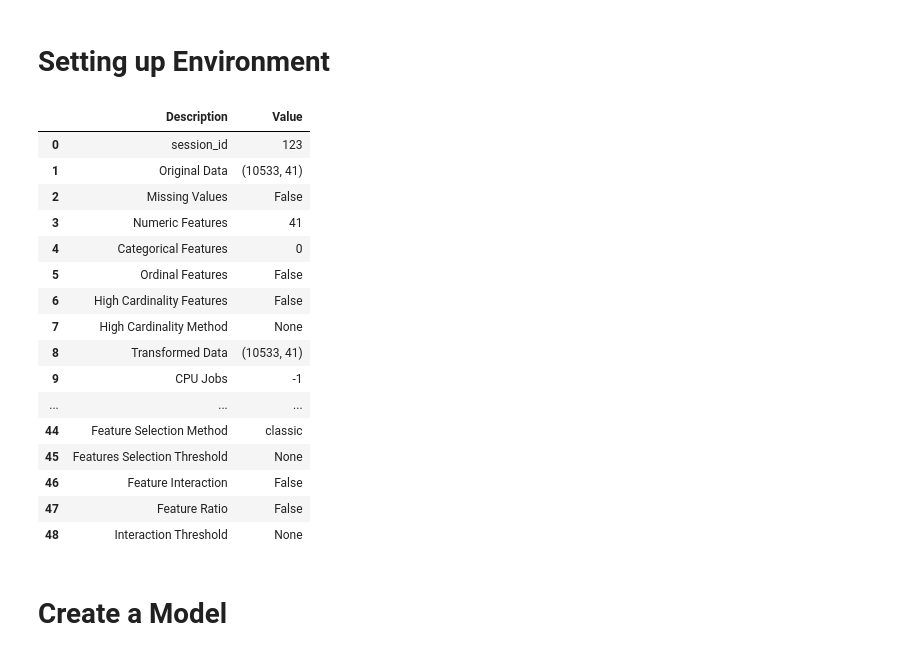
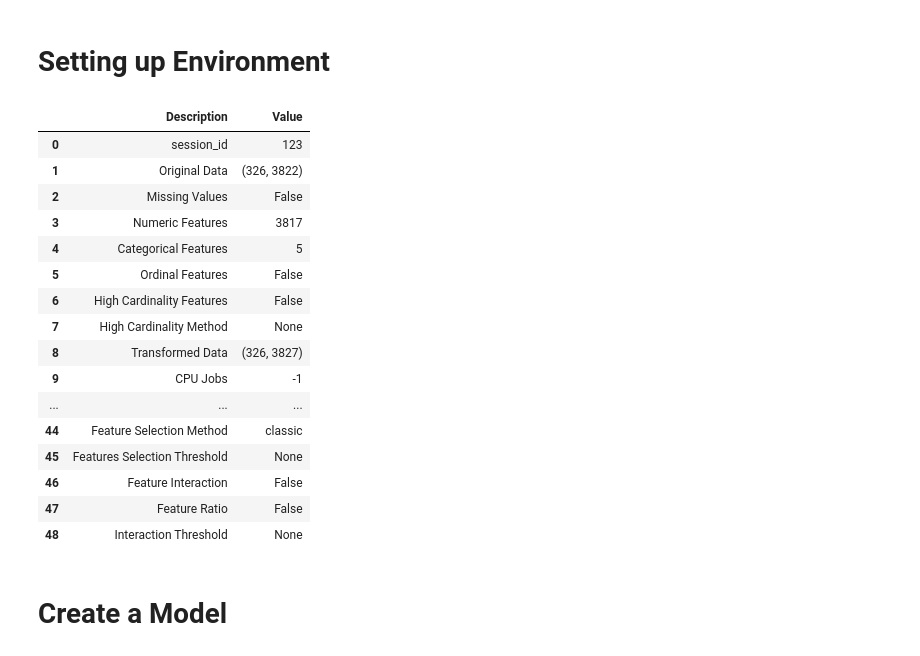
Before and after one commit to bookyue/nuclear_data_automated_processing, a Jupyter notebook: jupyterlab/anomaly_detection_nuc.ipynb, the cells around one changed output. Cells and saved outputs as stored; diff of their text form; code cells hidden in the pictures.

```diff
--- a/jupyterlab/anomaly_detection_nuc.ipynb
+++ b/jupyterlab/anomaly_detection_nuc.ipynb
@@ -12,24 +12,21 @@ files = fetch_files_by_name()
 # %%
 import pandas as pd
 
-nuc_data = pd.DataFrame(index=['nuc_ix', 'name'])
+nuc_data = pd.DataFrame()
 
-nuc_list = ['U233', 'Ce142', 'Tc99', 'Nd144', 'I129', 'U238', 'Gd155', 'Am241', 'Pm149', 'Am242', 'Pr144', 'La139', 'Ba138', 'Np239', 'U236', 'I135', 'Cm242', 'Sm150', 'Sm149', 'Sn126', 'Y91', 'Np237', 'Eu153', 'Cm244', 'Pu239', 'Se79', 'Kr83', 'Xe136', 'Ag109', 'U234', 'Xe135', 'Ru101', 'Mo95', 'Pa233', 'U239', 'Sr90', 'Cs133', 'Sm147', 'Cs135', 'U235', 'Zr94']
 for file in files:
-    dict_nuc_data = fetch_data_by_filename_and_physical_quantities(file, 'isotope', True)
+    nuc_ix, df_data = fetch_transposed_data_by_filename_and_physical_quantity(file, 'isotope', True)
 
-    for pq in dict_nuc_data:
-        if dict_nuc_data[pq].empty:
-            continue
+    df_data.rename(index={'first_step': f'{file.name}_first_step',
+                            'last_step': f'{file.name}_last_step'},
+                   inplace=True)
 
-        need_ix = dict_nuc_data[pq]['name'].isin(nuc_list)
-        nuc_data_needed = dict_nuc_data[pq][need_ix].copy()
-        nuc_data_needed.rename(columns={'first_step': f'{file.name}_first_step',
-                                        'last_step': f'{file.name}_last_step'},
-                               inplace=True)
-        columns = {col: f'{file.name}_{col}'
-                   for col in nuc_data_needed.columns.tolist()
-                   if 'middle_step' in col}
-        nuc_data_needed.rename(columns=columns, inplace=True)
+    index = {col: f'{file.name}_{col}'
+             for col in df_data.index.tolist()
+             if 'middle_step' in col}
 
-        nuc_data = pd.merge(nuc_data.T, nuc_data_needed, how='outer', on=['nuc_ix', 'name']).T
+    df_data.rename(index=index, inplace=True)
+
+    nuc_data = nuc_data.append(df_data)
+
+nuc_data
@@ -52,7 +47 @@ nuc_data
-# %%
-nuc_data.columns = nuc_data.iloc[1]
-
-nuc_data.drop(['nuc_ix', 'name'], inplace=True)
-
-# nuc_data.reset_index(drop=True, inplace=True)
 # %%
@@ -83,21 +54,23 @@ nuc_data
 # %%
 from pycaret.anomaly import *
 
-exp_ano = setup(nuc_data, normalize = True,
+exp_ano = setup(nuc_data,
+                normalize = True,
                 normalize_method='robust',
-                numeric_features = nuc_data.columns.tolist(),
+#                 numeric_features = nuc_data.columns.tolist(),
+                silent=True,
                 session_id = 123)
 # %% [output]
 |  | Description | Value |
 | 0 | session_id | 123 |
-| 1 | Original Data | (10533, 41) |
+| 1 | Original Data | (326, 3822) |
 | 2 | Missing Values | False |
-| 3 | Numeric Features | 41 |
-| 4 | Categorical Features | 0 |
+| 3 | Numeric Features | 3817 |
+| 4 | Categorical Features | 5 |
 | 5 | Ordinal Features | False |
 | 6 | High Cardinality Features | False |
 | 7 | High Cardinality Method | None |
-| 8 | Transformed Data | (10533, 41) |
+| 8 | Transformed Data | (326, 3827) |
 | 9 | CPU Jobs | -1 |
 | ... | ... | ... |
 | 44 | Feature Selection Method | classic |
```
Also changed, not shown: parts of 9 cells of this notebook.
